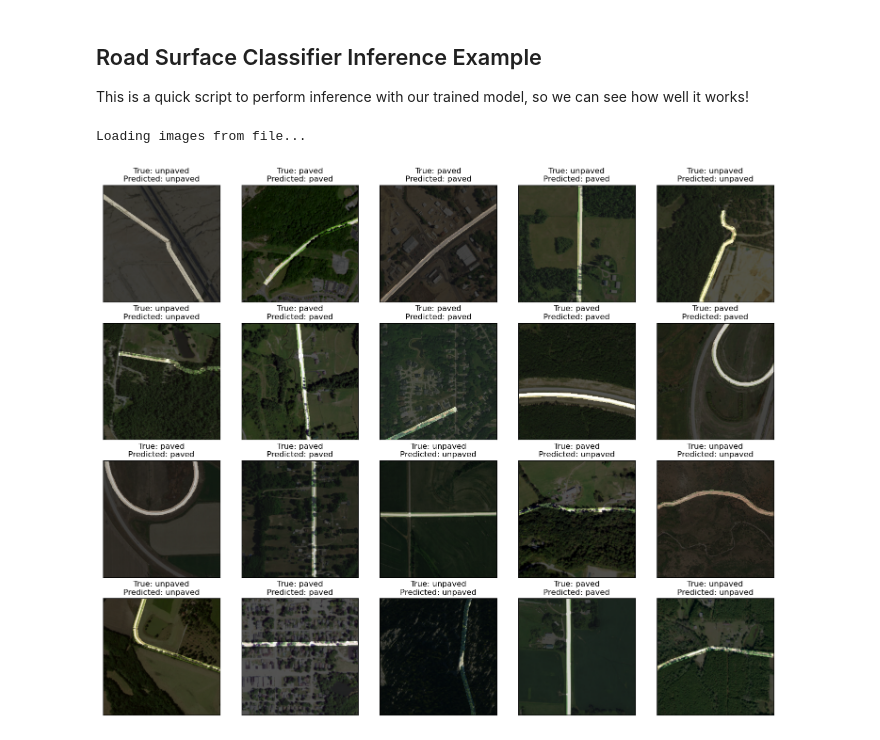
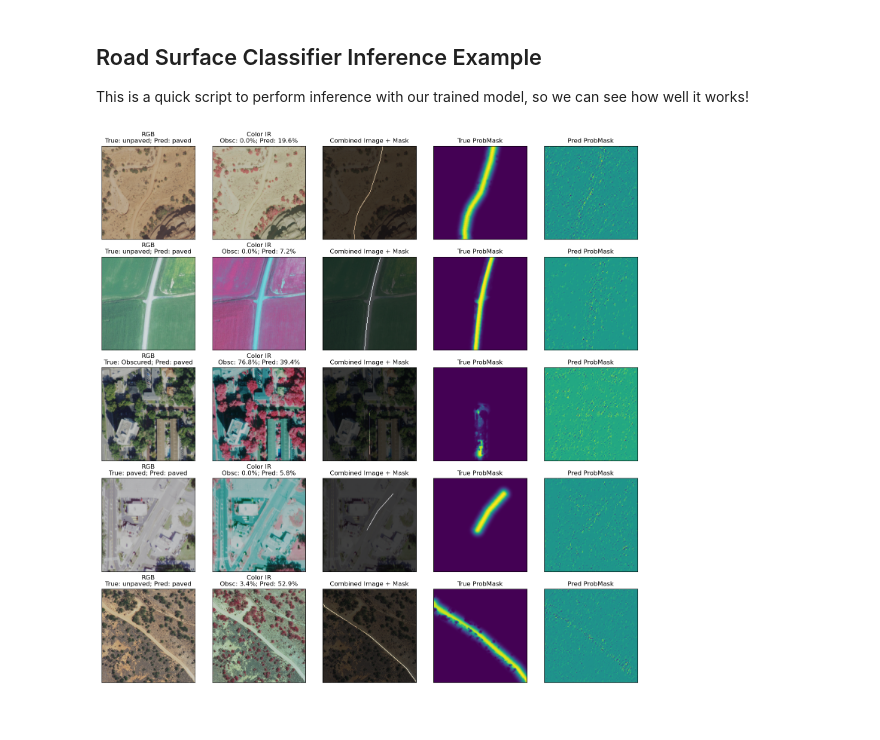
Before and after one commit to jdalrym2/road_surface_classifier, a Jupyter notebook: model_inference_example.ipynb, the cells around one changed output. Cells and saved outputs as stored; diff of their text form; code cells hidden in the pictures.

Commit message:
Updates and cleanup to model code for new NAIP on AWS dataset. Support for predicting obscuration levels

```diff
--- a/model_inference_example.ipynb
+++ b/model_inference_example.ipynb
@@ -15,17 +15,17 @@ import torch
 from torch.utils.data import DataLoader
 
 from model.data_augmentation import PreProcess
-from model.custom_image_dataset import RoadSurfaceDataset
+from model.road_surface_dataset import RoadSurfaceDataset
 from model.data_augmentation import PreProcess
 
 # Input model and checkpoint paths (checkpoint contains the weights for inference)
 # Since these files are so large, they are not in source control.
 # Reach out to me if you'd like them.
-model_path = pathlib.Path('./results/20221003_044531Z/model.pth')
+model_path = pathlib.Path('/data/road_surface_classifier/results/20221229_194726Z/model.pth')
 assert model_path.exists()
-ckpt_path = pathlib.Path('./results/20221003_044531Z/model-epoch=07-val_loss=0.30283.ckpt')
+ckpt_path = pathlib.Path('/data/road_surface_classifier/results/20221229_194726Z/model-epoch=09-val_loss=1.56972.ckpt')
 assert ckpt_path.exists()
-ds_path = pathlib.Path('/data/road_surface_classifier/dataset_simple/dataset_val.csv')
+ds_path = pathlib.Path('/data/road_surface_classifier/dataset/dataset_val.csv')
 assert ds_path.exists()
 # %%
 # Load model and checkpoint, set to eval (inference) mode
@@ -34,42 +34,57 @@ model.eval()
 
 # Get label array (it's built into model)
 labels = model.__dict__.get('labels')
 
-fig, ax = plt.subplots(4, 5, sharex=True, sharey=True, figsize=(15, 12))
-ax = ax.flatten() # type: ignore
+rows = 5
+fig, ax = plt.subplots(rows, 5, sharex=True, sharey=True, figsize=(3*5, 3*rows))
 fig.tight_layout()
+
+for _ax in ax.flatten():
+    _ax.xaxis.set_visible(False)
+    _ax.yaxis.set_visible(False)
 
 # Import dataset
 preprocess = PreProcess()
 val_ds = RoadSurfaceDataset(str(ds_path),
-    transform=preprocess, limit=20)
+    transform=preprocess, limit=rows)
 val_dl = DataLoader(val_ds, num_workers=16, batch_size=1, shuffle=True)
 
 # Get truth and predictions using the dataloader
 for i, (x, features) in enumerate(iter(val_dl)):
 
     # Get mask and image
-    xm = x[:, 3:, :, :]
-    x = x[:, :3, :, :]
+    xm = x[:, 4:5, :, :]
+    xpm = x[:, 5:6, :, :]
+    x = x[:, 0:4, :, :]
 
     # Get true label
     y_true = features.numpy()[0]
 
     # Transform image in masl
     x_p = (np.moveaxis(x.numpy(), 1, -1)[0, ...] * 255.).astype(np.uint8)
     xm_p = np.moveaxis(xm.numpy(), 1, -1)[0, ...]
+    xpm_p = np.moveaxis(xpm.numpy(), 1, -1)[0, ...]
 
     # Predict with the model
     m, y_pred = model(x, xm)
-    y_pred = torch.argmax(y_pred, axis=1).numpy()[0]     # type: ignore
+    m_p = np.moveaxis(m.detach().numpy(), 1, -1)[0, ...]
+
+    y_pred_sm = torch.softmax(y_pred.reshape(1, -1), 1)[0]
+    y_pred = y_pred.detach().numpy()     # type: ignore
+    y_pred_sm = y_pred_sm.detach().numpy()     # type: ignore
 
     # Plot the result, highlighting the road with the mask
-    ax[i].xaxis.set_visible(False)
-    ax[i].yaxis.set_visible(False)
-    ax[i].set_title('True: %s\nPredicted: %s' % (labels[y_true], labels[y_pred]))
-    ax[i].imshow(np.uint8(x_p * (0.33 + 0.67 * xm_p)))
+    ax[i][0].set_title('RGB\nTrue: %s; Pred: %s' % (labels[np.argmax(y_true)], labels[np.argmax(y_pred[(0, 1)])]))
+    ax[i][0].imshow(np.uint8(x_p[..., (0, 1, 2)]))
+    ax[i][1].set_title('Color IR\nObsc: %.1f%%; Pred: %.1f%%' % (y_true[2] * 100, y_pred_sm[2] * 100))
+    ax[i][1].imshow(np.uint8(x_p[..., (3, 0, 1)]))
+    ax[i][2].set_title('Combined Image + Mask')
+    ax[i][2].imshow(np.uint8(x_p[..., (0, 1, 2)] * (0.33 + 0.67 * xm_p)))
+    ax[i][3].set_title('True ProbMask')
+    ax[i][3].imshow(xpm_p)
+    ax[i][4].set_title('Pred ProbMask')
+    ax[i][4].imshow(m_p)
 
 plt.show()
 # %% [output]
-Loading images from file...
-[figure, old version]
+[figure, new version]
```
Also changed, not shown: 9 other files.
